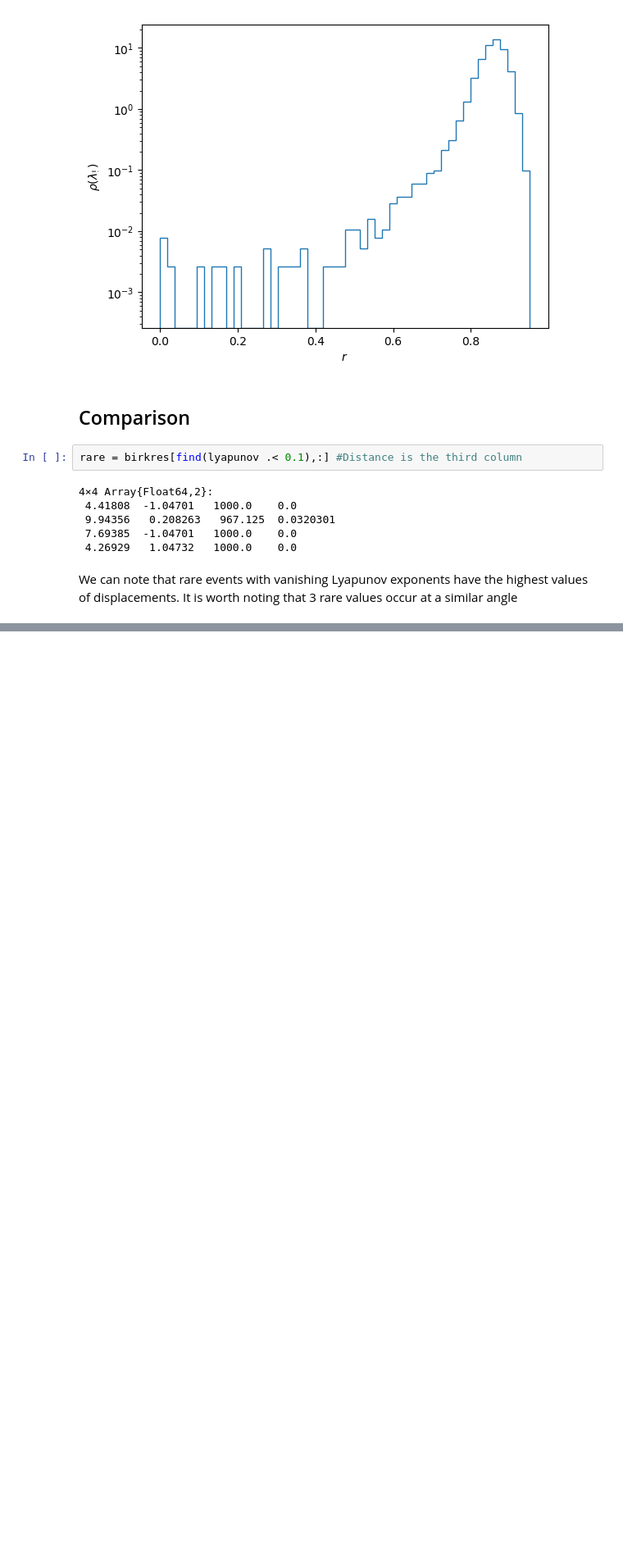
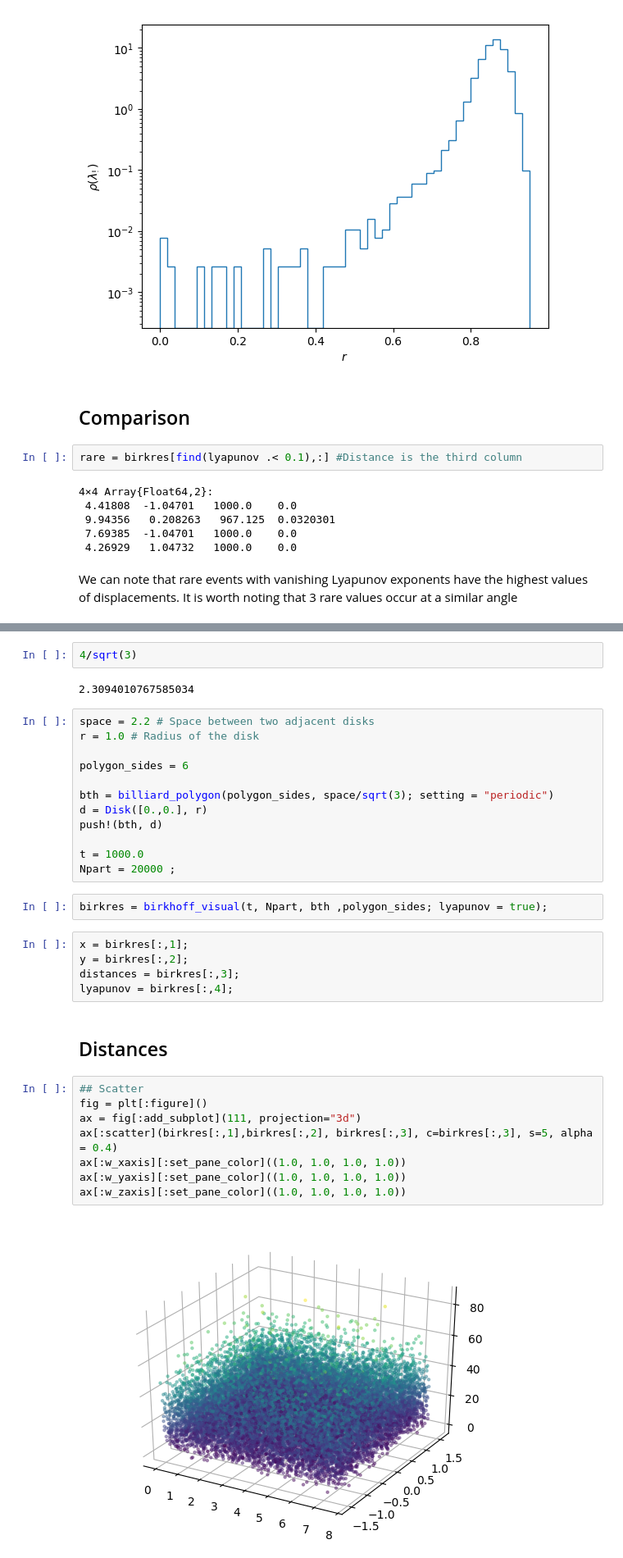
Before and after one commit to dapias/LorentzTesting2d, a Jupyter notebook: notebooks/BirkhoffCoordinates.ipynb, the cells around one changed output, grey strips where cells are left out. Shown at 82% size. Drawn from its saved outputs; the diff is of its cells as text; blank space fills up the shorter version.

```diff
--- a/notebooks/BirkhoffCoordinates.ipynb
+++ b/notebooks/BirkhoffCoordinates.ipynb
@@ -137,0 +140,35 @@ highest values of displacements. It is worth noting that 3 rare values occur at
+# %%
+4/sqrt(3)
+# %% [output]
+2.3094010767585034
+# %%
+space = 2.2 # Space between two adjacent disks
+r = 1.0 # Radius of the disk
+
+polygon_sides = 6
+
+bth = billiard_polygon(polygon_sides, space/sqrt(3); setting = "periodic")
+d = Disk([0.,0.], r)
+push!(bth, d)
+
+t = 1000.0
+Npart = 20000 ;
+# %%
+birkres = birkhoff_visual(t, Npart, bth ,polygon_sides; lyapunov = true);
+# %%
+x = birkres[:,1];
+y = birkres[:,2];
+distances = birkres[:,3];
+lyapunov = birkres[:,4];
+# %% [markdown]
+## Distances
+# %%
+## Scatter
+fig = plt[:figure]()
+ax = fig[:add_subplot](111, projection="3d")
+ax[:scatter](birkres[:,1],birkres[:,2], birkres[:,3], c=birkres[:,3], s=5, alpha = 0.4)
+ax[:w_xaxis][:set_pane_color]((1.0, 1.0, 1.0, 1.0))
+ax[:w_yaxis][:set_pane_color]((1.0, 1.0, 1.0, 1.0))
+ax[:w_zaxis][:set_pane_color]((1.0, 1.0, 1.0, 1.0))
+# %% [output]
+[figure, added]
```
Also changed, not shown: parts of 12 cells of this notebook.
